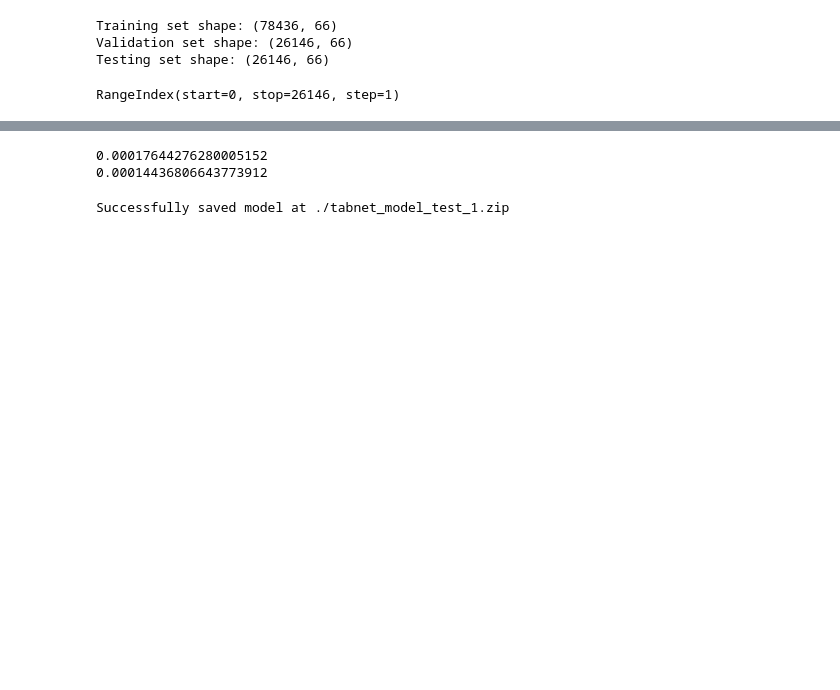
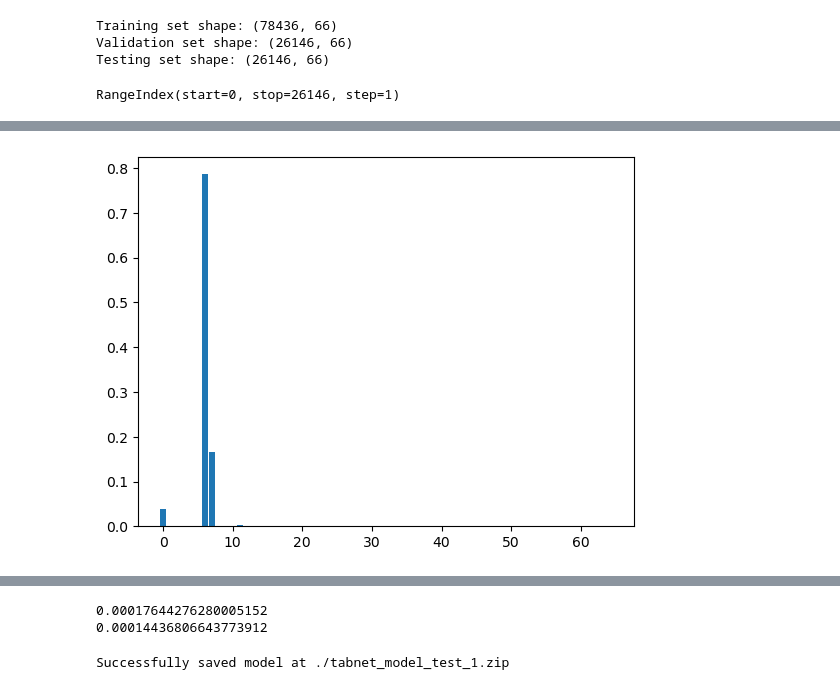
Before and after one commit to Rachit-Gandhi/wind_power_time_series, a Jupyter notebook: tabnet_test.ipynb, the cells around one changed output, grey strips where cells are left out. Cells and saved outputs as stored; diff of their text form; code cells hidden in the pictures; blank space fills up the shorter version.

```diff
--- a/tabnet_test.ipynb
+++ b/tabnet_test.ipynb
@@ -146,7 +146,7 @@ for i in range(3):
 # %%
 from xgboost import XGBRegressor
 
-clf_xgb = XGBRegressor(max_depth=8,
+reg_xgb = XGBRegressor(max_depth=8,
     learning_rate=0.1,
     n_estimators=1000,
     verbosity=0,
@@ -169,7 +169,7 @@ clf_xgb = XGBRegressor(max_depth=8,
     random_state=0,
     seed=None,)
 
-clf_xgb.fit(X_train, y_train,
+reg_xgb.fit(X_train, y_train,
         eval_set=[(X_valid, y_valid)],
         early_stopping_rounds=40,
         verbose=10)
@@ -201,0 +222,10 @@ XGBRegressor(base_score=0.5, booster='gbtree', callbacks=None,
+# %%
+import matplotlib
+from matplotlib import pyplot as plt
+
+xgb_feature_importance_ = reg_xgb.feature_importances_
+# plotclf_xgb.feature_importances_
+plt.bar(range(len(xgb_feature_importance_)),xgb_feature_importance_)
+plt.show()
+# %% [output]
+[figure, added]
```
Also changed, not shown: parts of 9 cells of this notebook, 2 other files.
